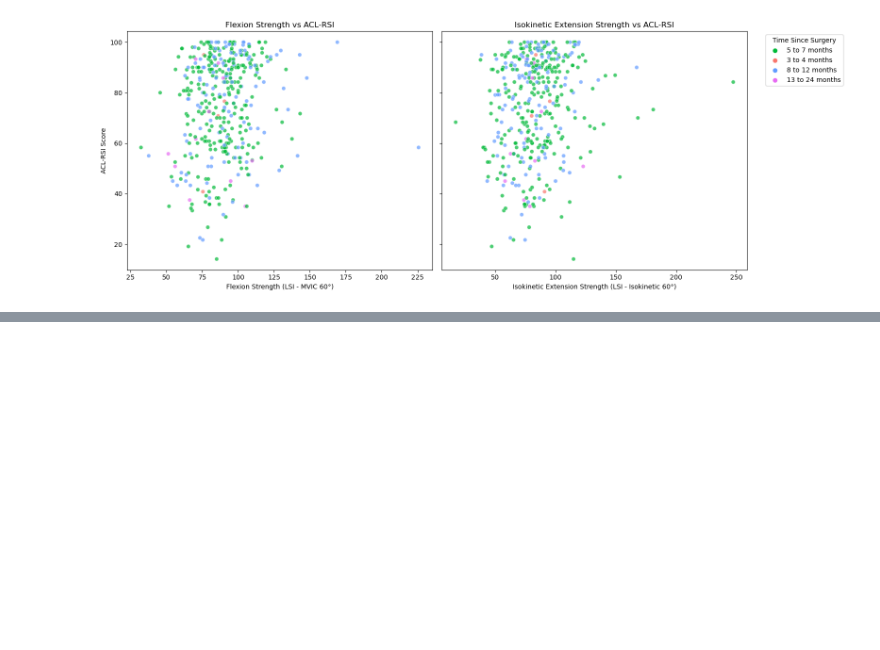
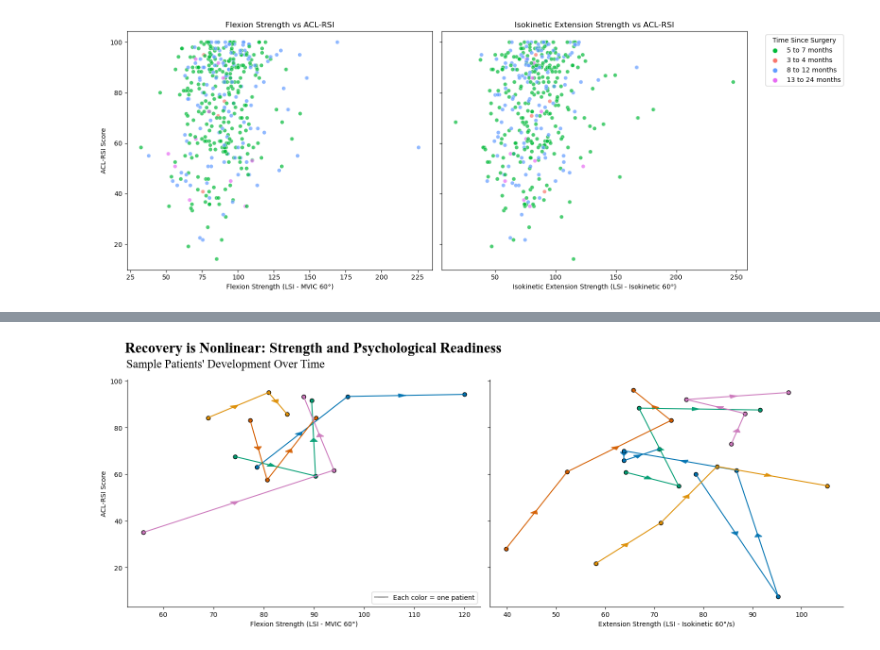
Before and after one commit to yxb8mh/finalproj, a Jupyter notebook: Initial_graphs (1).ipynb, the cells around one changed output, grey strips where cells are left out. Cells and saved outputs as stored; diff of their text form; code cells hidden in the pictures; blank space fills up the shorter version.

```diff
--- a/Initial_graphs (1).ipynb
+++ b/Initial_graphs (1).ipynb
@@ -213,0 +256,67 @@ plt.show()
+# %%
+#define the selected patients that filter patinets with 2 or more visits and picked the top 5
+df_required_2 = aclr.dropna(subset=['lsi_flex_mvic_60', 'acl_rsi', 'tss'])
+patient_counts_2 = df_required_2['record_id'].value_counts()
+selected_patients_2 = patient_counts_2[patient_counts_2 >= 2].index[:5]
+df_selected_2 = df_required_2[df_required_2['record_id'].isin(selected_patients_2)]
+
+
+#same with iso
+df_iso_required = aclr.dropna(subset=['lsi_ext_isok_60', 'acl_rsi', 'tss'])
+patient_counts_iso = df_iso_required['record_id'].value_counts()
+selected_iso_patients = patient_counts_iso[patient_counts_iso >= 2].index[:5]
+df_iso_selected = df_iso_required[df_iso_required['record_id'].isin(selected_iso_patients)]
+# %%
+#make the legend sit inside the plot
+fig, axes = plt.subplots(1, 2, figsize=(16, 6), sharey=True)
+
+
+#first plot the flexion strength vs rsi
+palette = sns.color_palette("colorblind", len(selected_patients_2))
+for i, pid in enumerate(selected_patients_2):
+   patient_df = df_selected_2[df_selected_2['record_id'] == pid]
+   x_vals = patient_df['lsi_flex_mvic_60'].values
+   y_vals = patient_df['acl_rsi'].values
+   for j in range(len(x_vals) - 1):
+       dx = x_vals[j+1] - x_vals[j]
+       dy = y_vals[j+1] - y_vals[j]
+       x_mid = (x_vals[j] + x_vals[j+1]) / 2
+       y_mid = (y_vals[j] + y_vals[j+1]) / 2
+       axes[0].arrow(x_mid, y_mid,dx * 0.0001, dy * 0.0001,color=palette[i],alpha=0.9,head_width=1.5,head_length=1.5,length_includes_head=True)
+       axes[0].plot([x_vals[j], x_vals[j+1]], [y_vals[j], y_vals[j+1]], color=palette[i], linewidth=1.5)
+   axes[0].scatter(x_vals, y_vals, color=palette[i], edgecolor='k')
+axes[0].set_xlabel("Flexion Strength (LSI - MVIC 60°)")
+axes[0].set_ylabel("ACL-RSI Score")
+
+
+#make the legend
+legend_patch = plt.Line2D([0], [0], marker='_', color='grey', label='Each color = one patient',markerfacecolor='gray', markersize=10)
+axes[0].legend(handles=[legend_patch], loc='lower right')
+
+
+#make the second plot for extension strength vs rsi
+palette_ext = sns.color_palette("colorblind", len(selected_iso_patients))
+for i, pid in enumerate(selected_iso_patients):
+   patient_df = df_iso_selected[df_iso_selected['record_id'] == pid]
+   x_vals = patient_df['lsi_ext_isok_60'].values
+   y_vals = patient_df['acl_rsi'].values
+   for j in range(len(x_vals) - 1):
+       dx = x_vals[j+1] - x_vals[j]
+       dy = y_vals[j+1] - y_vals[j]
+       x_mid = (x_vals[j] + x_vals[j+1]) / 2
+       y_mid = (y_vals[j] + y_vals[j+1]) / 2
+       axes[1].arrow(x_mid, y_mid,dx * 0.0001, dy * 0.0001,color=palette_ext[i],alpha=0.9,head_width=1.5,head_length=1.5,length_includes_head=True)
+       axes[1].plot([x_vals[j], x_vals[j+1]], [y_vals[j], y_vals[j+1]], color=palette_ext[i], linewidth=1.5)
+   axes[1].scatter(x_vals, y_vals, color=palette_ext[i], edgecolor='k')
+axes[1].set_xlabel("Extension Strength (LSI - Isokinetic 60°/s)")
+
+
+#plot final plots
+plt.suptitle("Recovery is Nonlinear: Strength and Psychological Readiness", fontsize=22, font = 'Times New Roman', fontweight = 'bold', y=1.03, x =0.29)
+fig.text(0.174, 0.972, "Sample Patients' Development Over Time", ha='center', va='top', fontsize=18, font='Times New Roman')
+sns.despine(ax=axes[0], top=True, right=True) #take off the top and right spines
+sns.despine(ax=axes[1], top=True, right=True)
+plt.tight_layout()
+plt.show()
+# %% [output]
+[figure, added]
```
Also changed, not shown: parts of 2 cells of this notebook, 22 other files.
